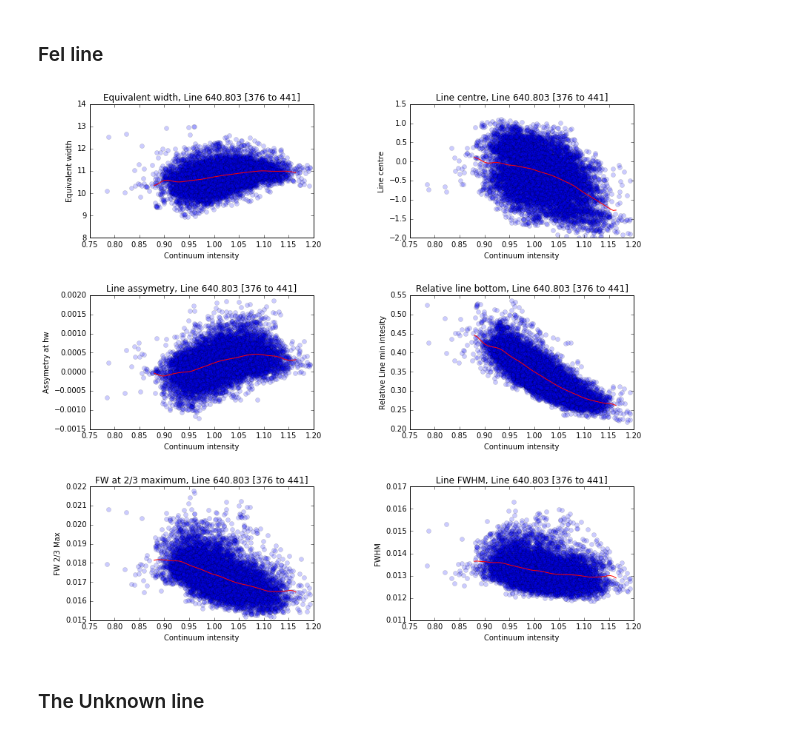
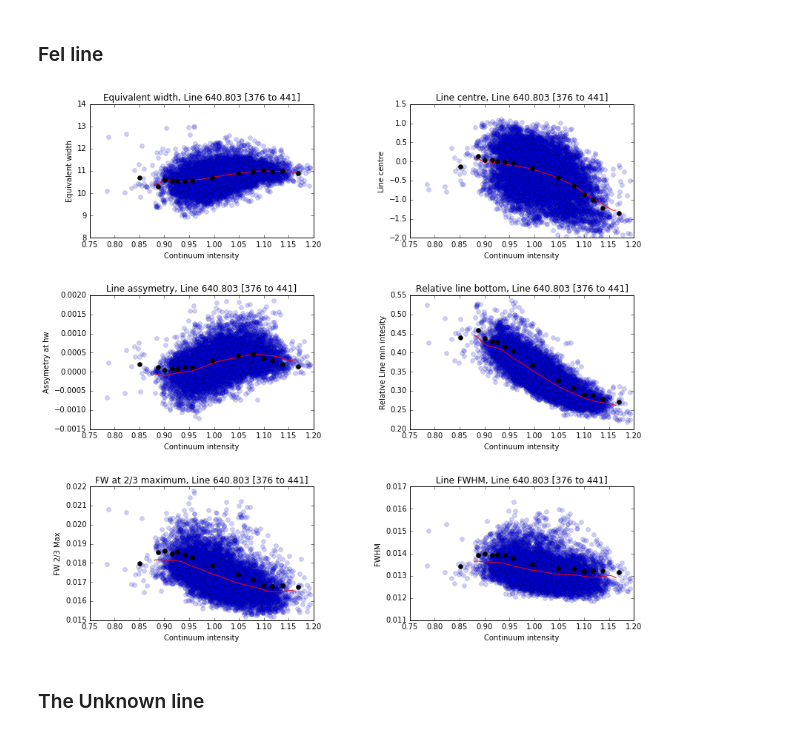
Before and after one commit to Tobychev/Danspectra, a Jupyter notebook: 6405_region-Splines.ipynb, the cells around one changed output. Drawn from its saved outputs; the diff is of its cells as text; code cells hidden in the pictures.

Commit message:
Worked on presentation of spline results

```diff
--- a/6405_region-Splines.ipynb
+++ b/6405_region-Splines.ipynb
@@ -31,15 +46,5 @@ s6405_t5p.frames = [s6405_t5p.frames[x[1]] for x in qual[:12]]
 # %%
-lins = lin.make_splines_from_wins(s6405_t5p,s6405_t5p.pkwindows)
-CN   = lins[0]
-FeI  = lins[1]
-SiFe = lins[2]
-myst = lins[3]
-CNq  = lins[4]
-
-s6405_t5p.normalize()
-s6405_seg.normalize()
-
-
+pl.rcParams["figure.figsize"] = (10,6)
 pl.step(s6405_t5p.lmbd,s6405_t5p.ref)
 pl.step(s6405_t5p.lmbd[CN.idx],s6405_t5p.ref[CN.idx],'y',label="CN "+CN.name)
 pl.step(s6405_t5p.lmbd[FeI.idx],s6405_t5p.ref[FeI.idx],'r',label="FeI "+FeI.name)
@@ -55,12 +57,0 @@ pl.show()
-# %%
-DATA = s6405_t5p.frames[0].data[:,myst.idx]
-for frm in s6405_t5p.frames[1:]:
-    DATA = np.concatenate((DATA,frm.data[:,myst.idx]),axis=0)
-
-mn  = DATA.mean(axis=0)
-mdn = np.median(DATA,axis=0)
-pl.step(s6405_t5p.lmbd[myst.idx],s6405_t5p.ref[myst.idx],'g',label="FTS reference")
-pl.step(s6405_t5p.lmbd[myst.idx],mn,'b',label="Mean, all frames" )
-pl.step(s6405_t5p.lmbd[myst.idx],mdn,'r',label="Median all frames")
-pl.legend(loc="lower right")
-pl.show()
@@ -107,8 +106,11 @@ mesCNq   = CNq.measure(s6405_t5p)
 # %%
 pl.rcParams["figure.figsize"] = (12,11)
 
-vis.plot_linemap_spline(mesFeI,FeI)
+binFeI = bn.binspec(s6405_t5p,mesFeI[:,cont],mesFeI[:,cont],method="blocks")
+mesFeIbin = FeI.measure_on_block(s6405_t5p,binFeI.binned[:,FeI.idx],binFeI.con)
+
+vis.plot_linemap_spline(mesFeI,FeI,mesbin=mesFeIbin)
 # %% [output]
-[figure, old version]
+[figure, new version]
 # %% [markdown]
 ### The Unknown line
```
Also changed, not shown: parts of 21 cells of this notebook.
